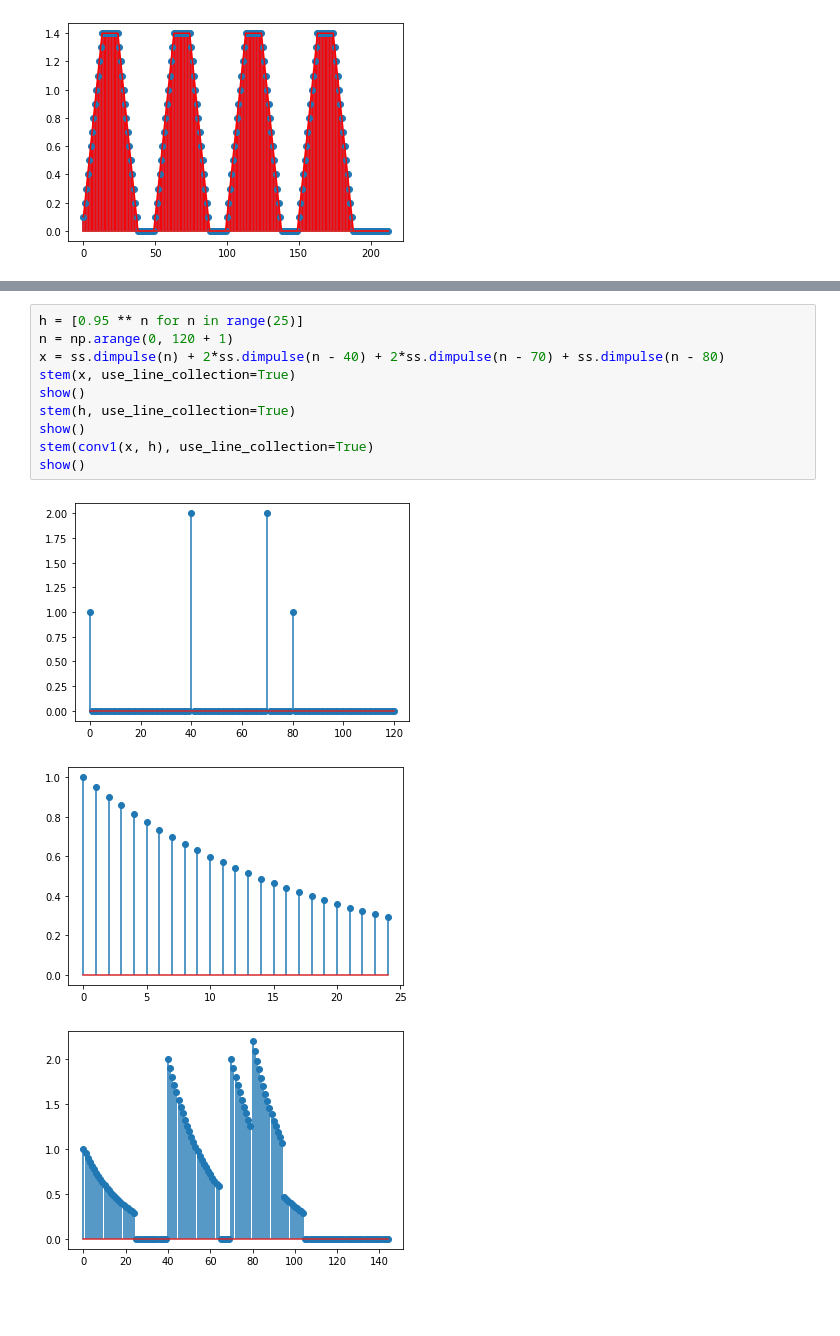
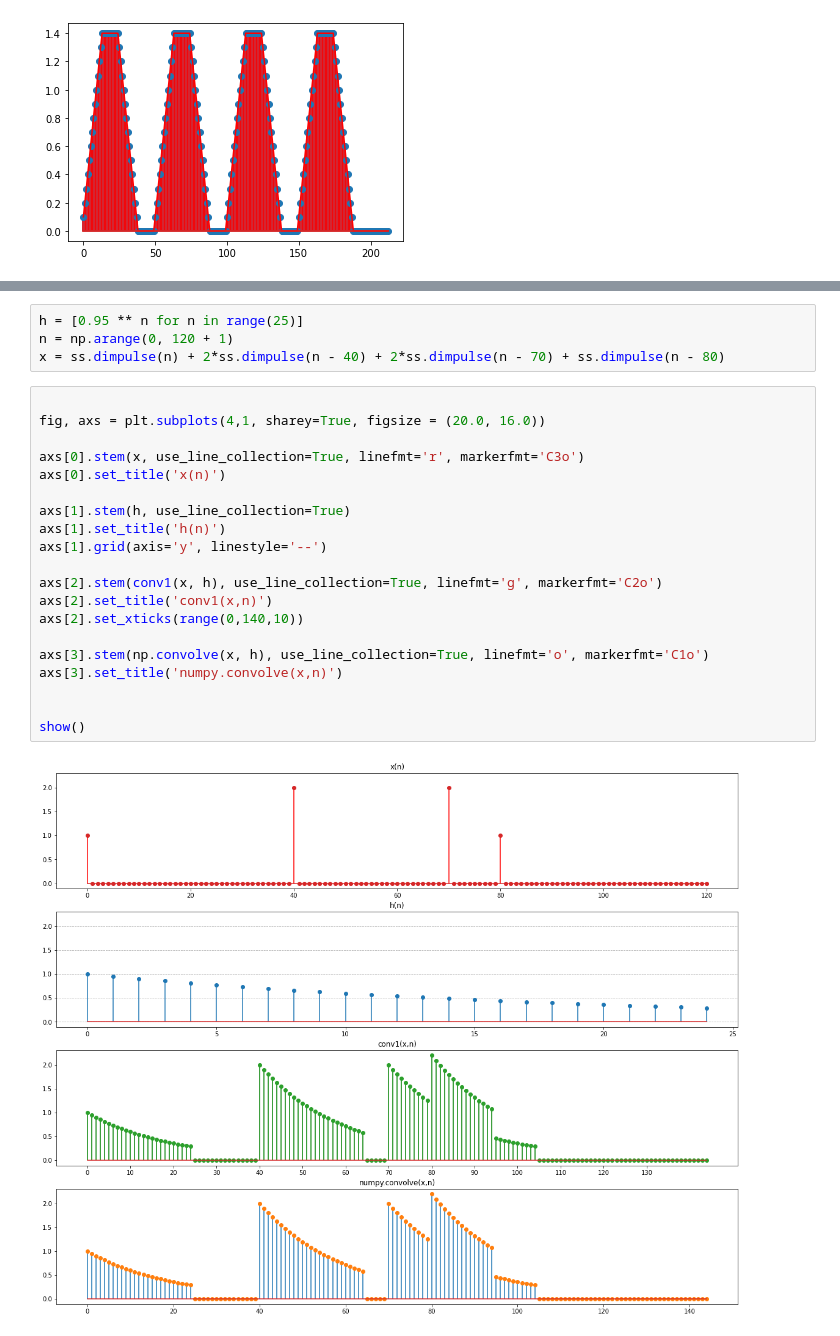
Before and after one commit to julianafalves/Sinais-Digitais, a Jupyter notebook: Projeto3.ipynb, the cells around one changed output, grey strips where cells are left out. Drawn from its saved outputs; the diff is of its cells as text; blank space fills up the shorter version.

```diff
--- a/Projeto3.ipynb
+++ b/Projeto3.ipynb
@@ -162,13 +173,25 @@ show()
 h = [0.95 ** n for n in range(25)]
 n = np.arange(0, 120 + 1)
 x = ss.dimpulse(n) + 2*ss.dimpulse(n - 40) + 2*ss.dimpulse(n - 70) + ss.dimpulse(n - 80)
-stem(x, use_line_collection=True)
-show()
-stem(h, use_line_collection=True)
-show()
-stem(conv1(x, h), use_line_collection=True)
-show()
-# %% [output]
-[figure, removed]
-[figure, removed]
-[figure, removed]
+# %%
+
+fig, axs = plt.subplots(4,1, sharey=True, figsize = (20.0, 16.0))
+
+axs[0].stem(x, use_line_collection=True, linefmt='r', markerfmt='C3o')
+axs[0].set_title('x(n)')
+
+axs[1].stem(h, use_line_collection=True)
+axs[1].set_title('h(n)')
+axs[1].grid(axis='y', linestyle='--')
+
+axs[2].stem(conv1(x, h), use_line_collection=True, linefmt='g', markerfmt='C2o')
+axs[2].set_title('conv1(x,n)')
+axs[2].set_xticks(range(0,140,10))
+
+axs[3].stem(np.convolve(x, h), use_line_collection=True, linefmt='o', markerfmt='C1o')
+axs[3].set_title('numpy.convolve(x,n)')
+
+
+show()
+# %% [output]
+[figure, added]
```
Also changed, not shown: parts of 5 cells of this notebook.
